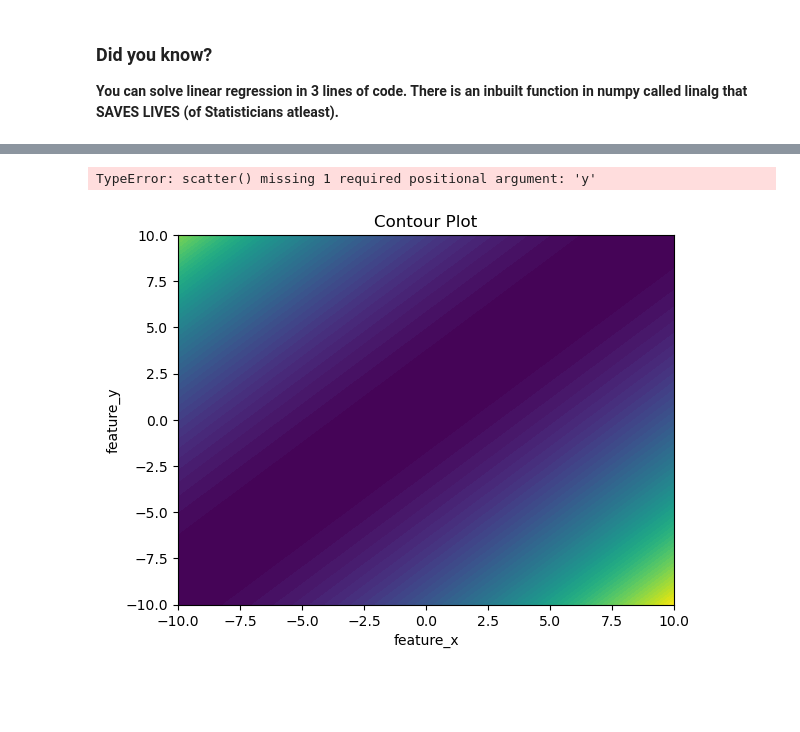
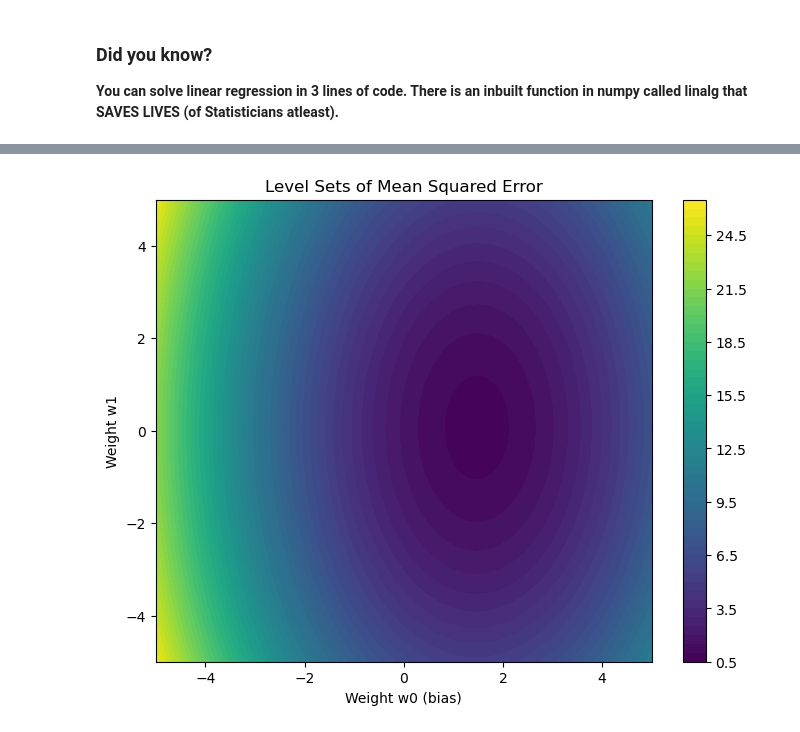
Before and after one commit to rjaditya-2702/CS5100-SecA-Demo, a Jupyter notebook: Demo.ipynb, the cells around one changed output, grey strips where cells are left out. Saved outputs shown, nothing was run; the diff lists cells and outputs as text; code cells hidden in the pictures; blank space fills up the shorter version.

Commit message:
Level sets

```diff
--- a/Demo.ipynb
+++ b/Demo.ipynb
@@ -172,35 +75,36 @@ Curve parameters (SGD): [ 0.33579709 -0.00771057]
 # %%
-# Level Plot of MSE with 2 parameters
+## LEVEL SETS.
 
-import matplotlib.pyplot as plt
-import numpy as np
+## Before we start gradient descent. Lets see what our
+def generate_data(n_samples=100):
+    np.random.seed(42)
+    X = 2 * np.random.rand(n_samples, 1) - 1  # Random values between -1 and 1
+    y = 1 - 2 * X + X**2  # True function: f(x) = 1 - 2x + x^2
+    y = y.ravel()  # Flatten y to 1D
+    return X, y
 
-def make_mse(x, y):
-  def mse(t0,t1):
-    return np.power(x.dot(t0) + t1 - y, 2)
-  return mse
+X, y = generate_data(n_samples=100)
 
-feature_x = np.arange(0, 50, 2)
-feature_y = np.arange(0, 50, 3)
+w0_range = np.linspace(-5, 5, 100)
+w1_range = np.linspace(-5, 5, 100)
+W0, W1 = np.meshgrid(w0_range, w1_range)
+ax = fig.add_subplot(111, projection='3d')
+# Calculate MSE for each combination of w0 and w1
+Z = np.zeros_like(W0)
+for i in range(W0.shape[0]):
+    for j in range(W0.shape[1]):
+        w_temp = np.array([W0[i, j], W1[i, j]])  # Combination of w0 and w1
+        Z[i, j] = compute_Loss(X_bias, y, w_temp)
 
-# Creating 2-D grid of features
-x = np.linspace(-5,5,500)
-y = 1+2*x
-# x = np.c_[np.ones((x.shape[0], 1)), x]
+# Plot the contour plot (level sets of MSE)
+plt.figure(figsize=(8, 6))
+contour = plt.contourf(W0, W1, Z, levels=50)
+plt.colorbar(contour)
+plt.xlabel('Weight w0 (bias)')
+plt.ylabel('Weight w1')
+plt.title('Level Sets of Mean Squared Error')
+plt.show()
 
-fig, ax = plt.subplots(1, 1)
-xcoord = np.linspace(-10.0,10.0,500)
-ycoord = np.linspace(-10.0,10.0,500)
-t0,t1 = np.meshgrid(xcoord,ycoord)
-
-Z = make_mse(x,y)(t0,t1)
-plt.contourf(t0,t1,Z, levels = 70)
-
-ax.set_title('Contour Plot')
-ax.set_xlabel('feature_x')
-ax.set_ylabel('feature_y')
-plt.scatter(theta_batch)
 plt.show()
 # %% [output]
-TypeError: scatter() missing 1 required positional argument: 'y'
-[figure, old version]
+[figure, new version]
```
Also changed, not shown: parts of 6 cells of this notebook.
